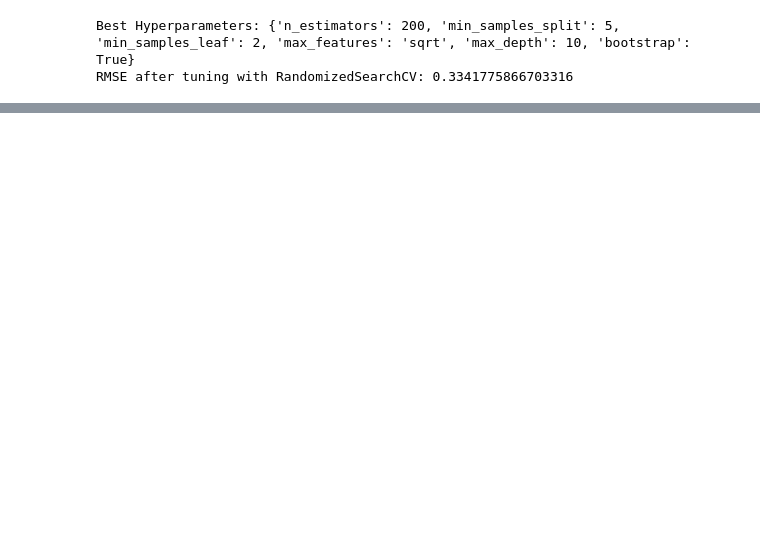
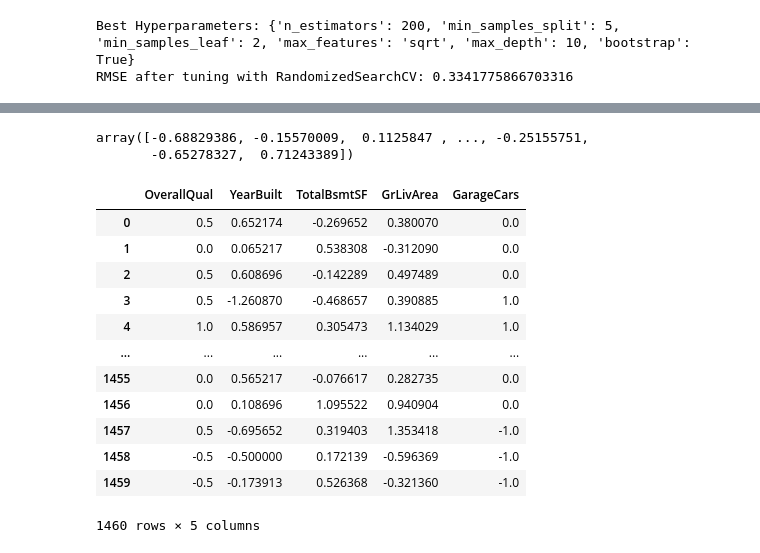
Before and after one commit to MrBinit/Advanced_california_housing_regression, a Jupyter notebook: development2.ipynb, the cells around one changed output, grey strips where cells are left out. Cells and saved outputs as stored; diff of their text form; code cells hidden in the pictures; blank space fills up the shorter version.

```diff
--- a/development2.ipynb
+++ b/development2.ipynb
@@ -1118,0 +1194,22 @@ AttributeError: 'numpy.ndarray' object has no attribute 'predict'
+# %%
+pred = stacking_regressor.predict(X_test2)
+pred
+# %% [output]
+array([-0.68829386, -0.15570009,  0.1125847 , ..., -0.25155751,
+       -0.65278327,  0.71243389])
+# %%
+train
+# %% [output]
+|  | OverallQual | YearBuilt | TotalBsmtSF | GrLivArea | GarageCars |
+| 0 | 0.5 | 0.652174 | -0.269652 | 0.380070 | 0.0 |
+| 1 | 0.0 | 0.065217 | 0.538308 | -0.312090 | 0.0 |
+| 2 | 0.5 | 0.608696 | -0.142289 | 0.497489 | 0.0 |
+| 3 | 0.5 | -1.260870 | -0.468657 | 0.390885 | 1.0 |
+| 4 | 1.0 | 0.586957 | 0.305473 | 1.134029 | 1.0 |
+| ... | ... | ... | ... | ... | ... |
+| 1455 | 0.0 | 0.565217 | -0.076617 | 0.282735 | 0.0 |
+| 1456 | 0.0 | 0.108696 | 1.095522 | 0.940904 | 0.0 |
+| 1457 | 0.5 | -0.695652 | 0.319403 | 1.353418 | -1.0 |
+| 1458 | -0.5 | -0.500000 | 0.172139 | -0.596369 | -1.0 |
+| 1459 | -0.5 | -0.173913 | 0.526368 | -0.321360 | -1.0 |
+1460 rows × 5 columns
```
Also changed, not shown: parts of 11 cells of this notebook.
